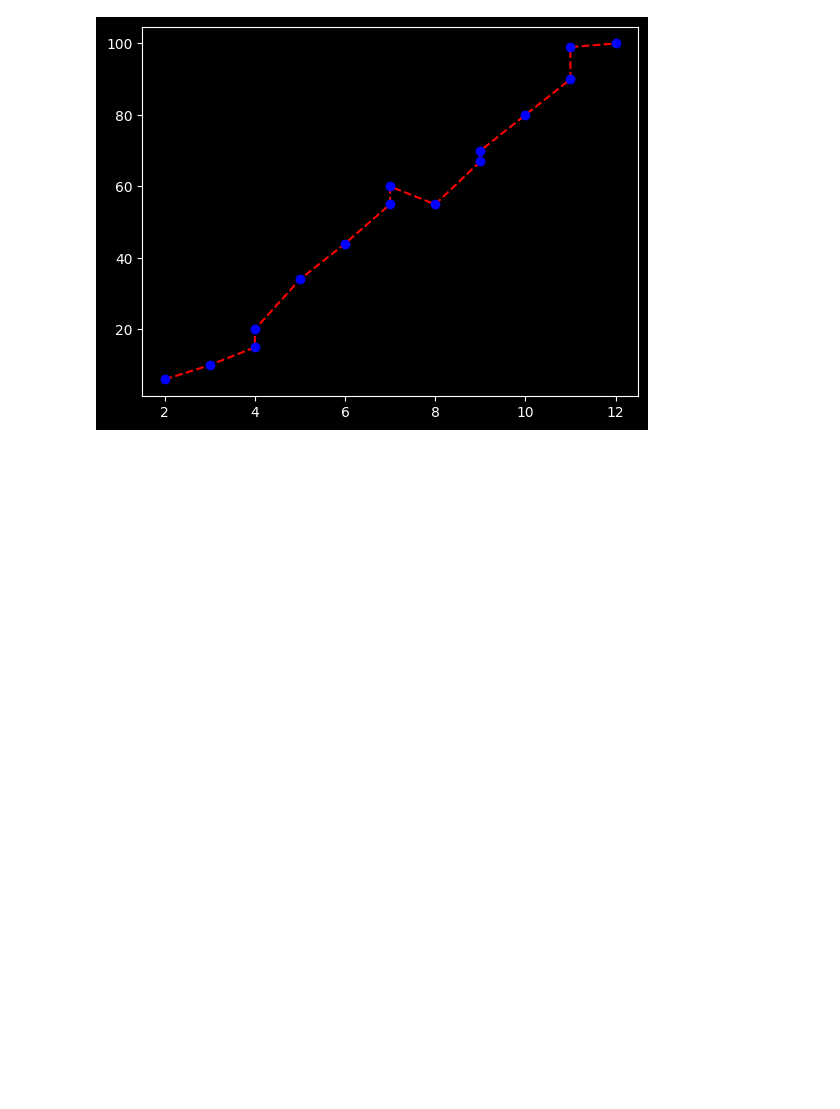
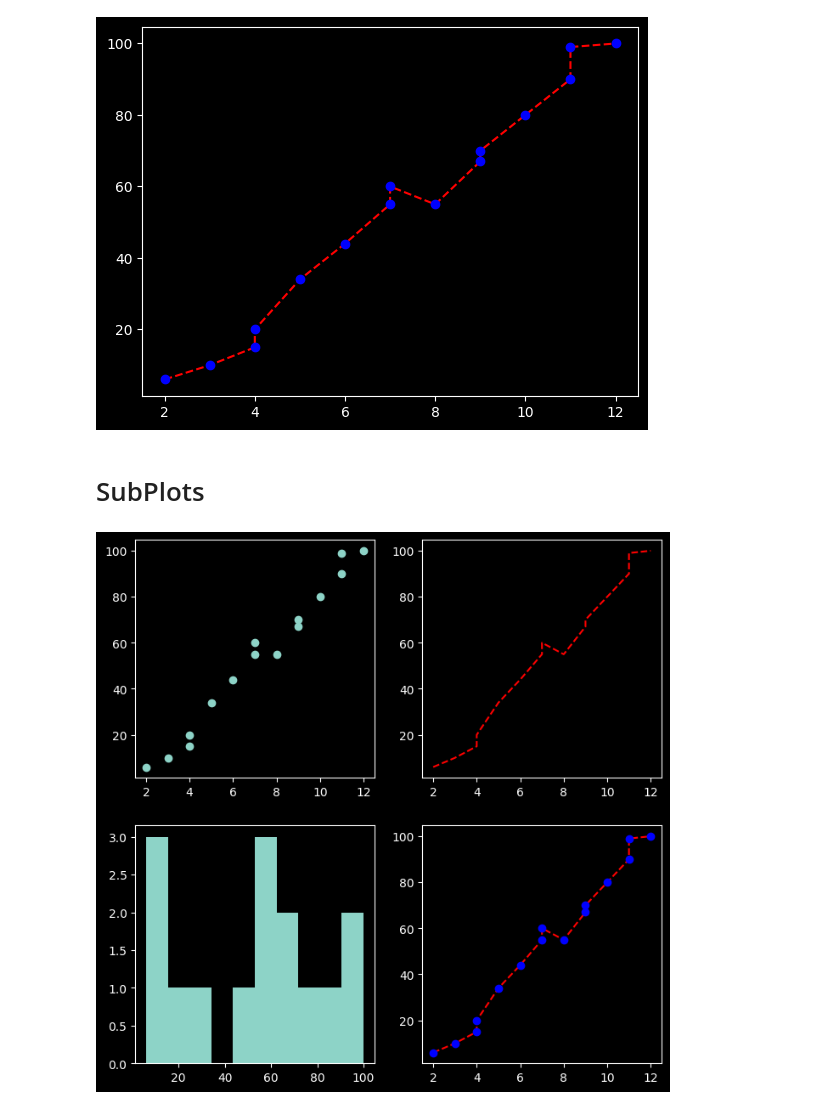
Before and after one commit to avisonstevedsouza/Matplotlib-Python, a Jupyter notebook: Subplot_in_matplotlib.ipynb, the cells around one changed output. Cells and saved outputs as stored; diff of their text form; code cells hidden in the pictures; blank space fills up the shorter version.

Commit message:
Visualization using Subplots in Matplotlib

```diff
--- a/Subplot_in_matplotlib.ipynb
+++ b/Subplot_in_matplotlib.ipynb
@@ -30,3 +30,24 @@ plt.plot(study_hours,marks,'bo')
 plt.show()
 # %% [output]
 [figure]
+# %% [markdown]
+# SubPlots
+# %%
+plt.figure(figsize=(8,8))
+
+plt.subplot(2,2,1)
+plt.scatter(study_hours,marks)
+
+plt.subplot(2,2,2)
+plt.plot(study_hours,marks,'r--')
+
+plt.subplot(2,2,3)
+plt.hist(marks)
+
+plt.subplot(2,2,4)
+plt.plot(study_hours,marks,'r--')
+plt.plot(study_hours,marks,'bo')
+
+plt.show()
+# %% [output]
+[figure, added]
```
Also changed, not shown: parts of 5 cells of this notebook.
